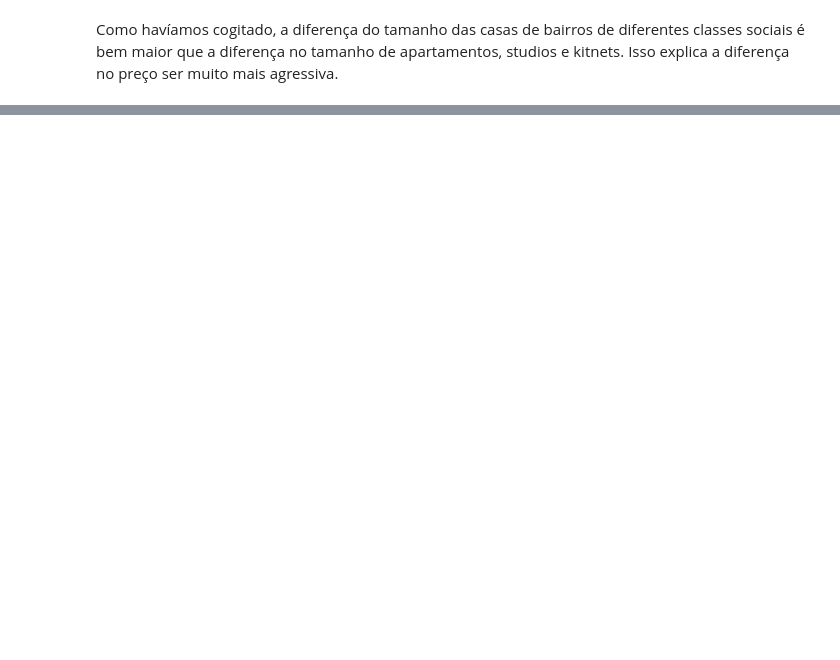
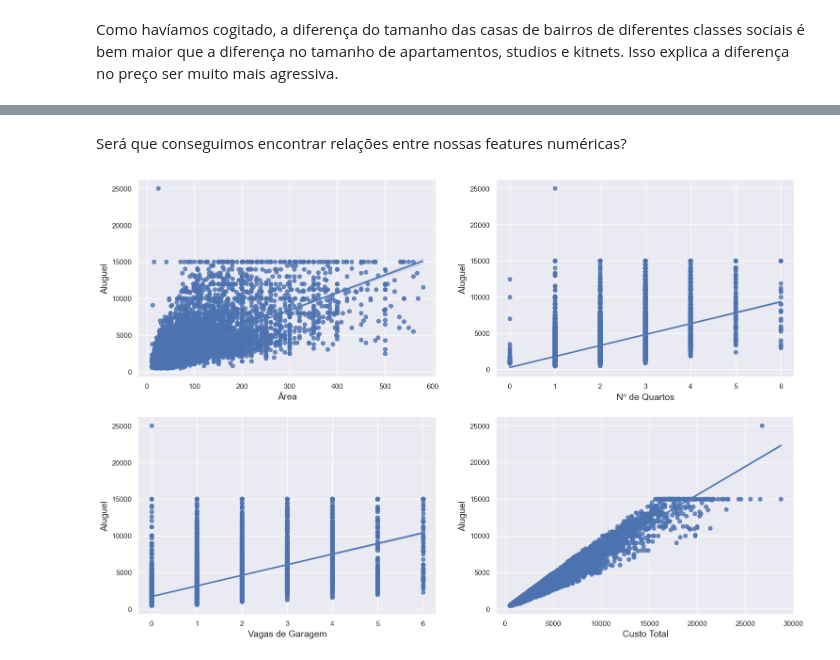
Before and after one commit to leonamcassemir0/analise-de-ponta, a Jupyter notebook: sao_paulo_housing_prices.ipynb, the cells around one changed output, grey strips where cells are left out. Cells and saved outputs as stored; diff of their text form; code cells hidden in the pictures; blank space fills up the shorter version.

```diff
--- a/sao_paulo_housing_prices.ipynb
+++ b/sao_paulo_housing_prices.ipynb
@@ -863,0 +913,26 @@ Como havíamos cogitado, a diferença do tamanho das casas de bairros de diferen
+# %% [markdown]
+Será que conseguimos encontrar relações entre nossas features numéricas?
+# %%
+sns.set_style('darkgrid')
+
+fifg, axs = plt.subplots(2, 2, figsize=(18, 12))
+
+_ = sns.regplot(x='area', y='rent', data=aptos, ax=axs[0, 0])
+_ = sns.regplot(x='bedrooms', y='rent', data=aptos, ax=axs[0, 1])
+_ = sns.regplot(x='garage', y='rent', data=aptos, ax=axs[1, 0])
+_ = sns.regplot(x='total', y='rent', data=aptos, ax=axs[1, 1])
+
+_ = axs[0, 0].set_xlabel('Área', fontsize=14)
+_ = axs[0, 0].set_ylabel('Aluguel', fontsize=14)
+_ = axs[0, 1].set_xlabel('Nº de Quartos', fontsize=14)
+_ = axs[0, 1].set_ylabel('Aluguel', fontsize=14)
+_ = axs[1, 0].set_xlabel('Vagas de Garagem', fontsize=14)
+_ = axs[1, 0].set_ylabel('Aluguel', fontsize=14)
+_ = axs[1, 1].set_xlabel('Custo Total', fontsize=14)
+_ = axs[1, 1].set_ylabel('Aluguel', fontsize=14)
+
+_ = fig.suptitle("Gráfico de Regressão: Features x Aluguel")
+
+_ = plt.show()
+# %% [output]
+[figure, added]
```
Also changed, not shown: parts of 18 cells of this notebook.
